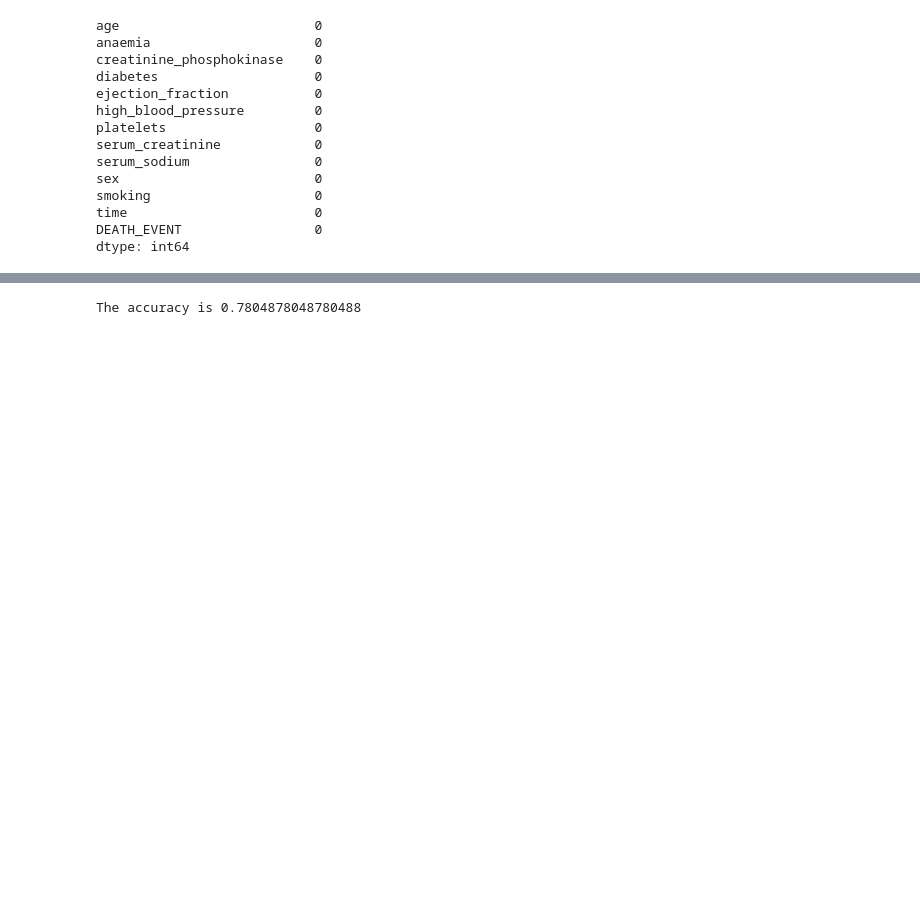
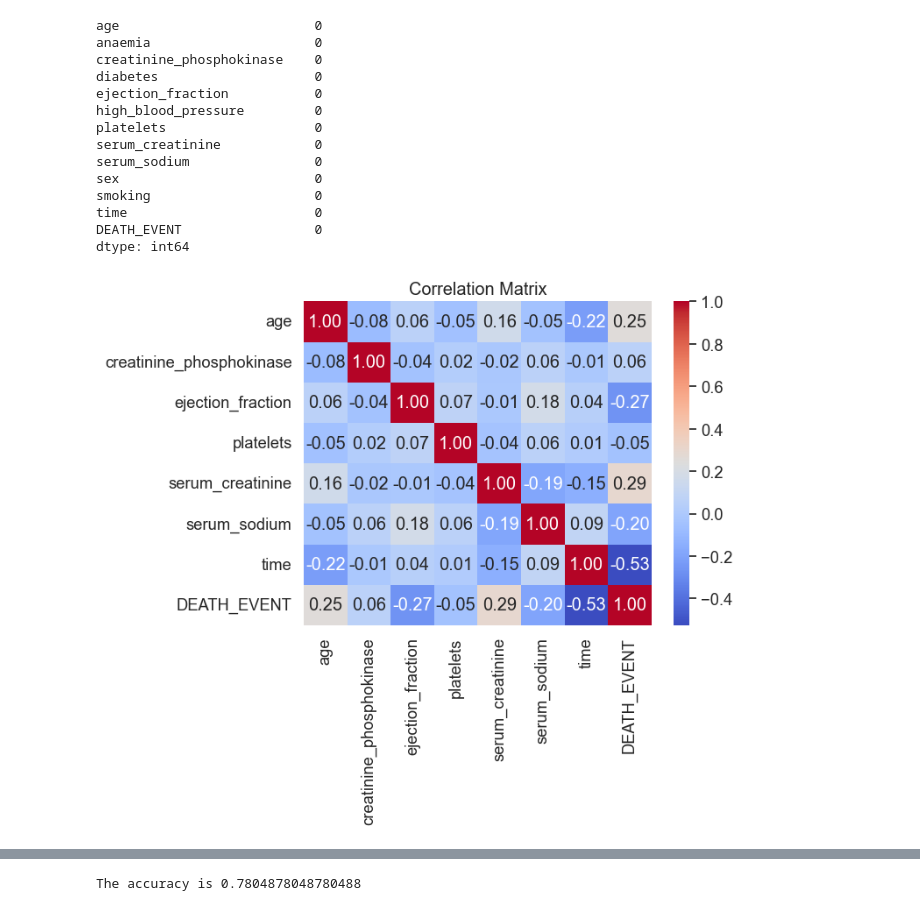
Before and after one commit to Eden33333/Data583_Project, a Jupyter notebook: Untitled.ipynb, the cells around one changed output, grey strips where cells are left out. Drawn from its saved outputs; the diff is of its cells as text; code cells hidden in the pictures; blank space fills up the shorter version.

```diff
--- a/Untitled.ipynb
+++ b/Untitled.ipynb
@@ -99,6 +110,15 @@ quantitative_columns = ['age', 'creatinine_phosphokinase','ejection_fraction',
        'serum_creatinine', 'serum_sodium',  'time']
 qualitative_columns = set(df.columns)-set(quantitative_columns)
 qualitative_columns = list(qualitative_columns)
+# %%
+corr = quantitative_columns+["DEATH_EVENT"]
+corr_matrix = np.corrcoef(df[corr], rowvar=False)
+sns.set(font_scale=1.2)
+sns.heatmap(corr_matrix, annot=True, cmap='coolwarm', fmt=".2f", xticklabels=corr, yticklabels=corr)
+plt.title('Correlation Matrix')
+plt.show()
+# %% [output]
+[figure, added]
 # %%
 row1 = alt.Chart(df).mark_bar().encode(x=alt.X(alt.repeat("column"), bin=alt.Bin(maxbins=20), type='quantitative'),y="count()").repeat(column=quantitative_columns[:3])
 row2 = alt.Chart(df).mark_bar().encode(x=alt.X(alt.repeat("column"), bin=alt.Bin(maxbins=20), type='quantitative'),y="count()").repeat(column=quantitative_columns[3:])
```
Also changed, not shown: parts of 6 cells of this notebook, 5 other files.
